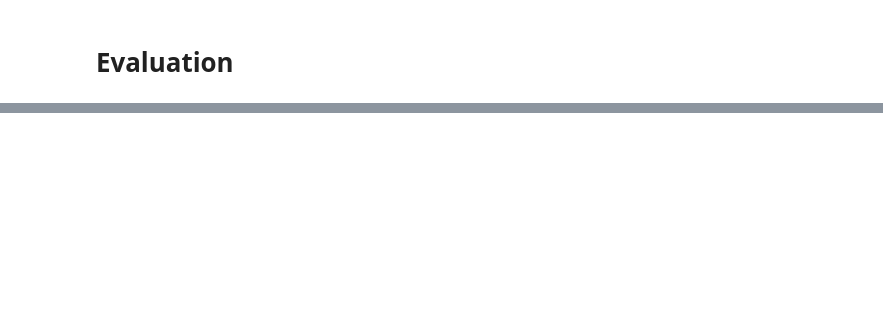
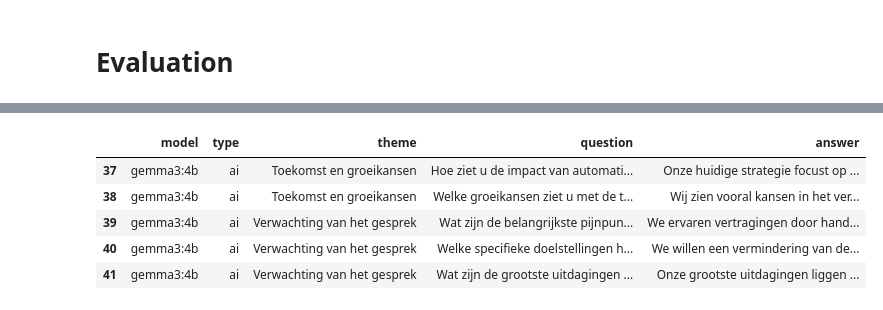
Before and after one commit to Sander090609/Platform-Ondernemen-PoC, a Jupyter notebook: LLM test - PoC - Platform Ondernemen.ipynb, the cells around one changed output, grey strips where cells are left out. Saved outputs shown, nothing was run; the diff lists cells and outputs as text; code cells hidden in the pictures; blank space fills up the shorter version.

```diff
--- a/LLM test - PoC - Platform Ondernemen.ipynb
+++ b/LLM test - PoC - Platform Ondernemen.ipynb
@@ -337,0 +324,10 @@ gemma3:4b     ai      Verwachting van het gesprek
+# %%
+# Toon laatste vijf rijen van de testresultaten dataset
+test_results_df.tail()
+# %% [output]
+|  | model | type | theme | question | answer |
+| 37 | gemma3:4b | ai | Toekomst en groeikansen | Hoe ziet u de impact van automati... | Onze huidige strategie focust op ... |
+| 38 | gemma3:4b | ai | Toekomst en groeikansen | Welke groeikansen ziet u met de t... | Wij zien vooral kansen in het ver... |
+| 39 | gemma3:4b | ai | Verwachting van het gesprek | Wat zijn de belangrijkste pijnpun... | We ervaren vertragingen door hand... |
+| 40 | gemma3:4b | ai | Verwachting van het gesprek | Welke specifieke doelstellingen h... | We willen een vermindering van de... |
+| 41 | gemma3:4b | ai | Verwachting van het gesprek | Wat zijn de grootste uitdagingen ... | Onze grootste uitdagingen liggen ... |
```
Also changed, not shown: parts of 25 cells of this notebook.
